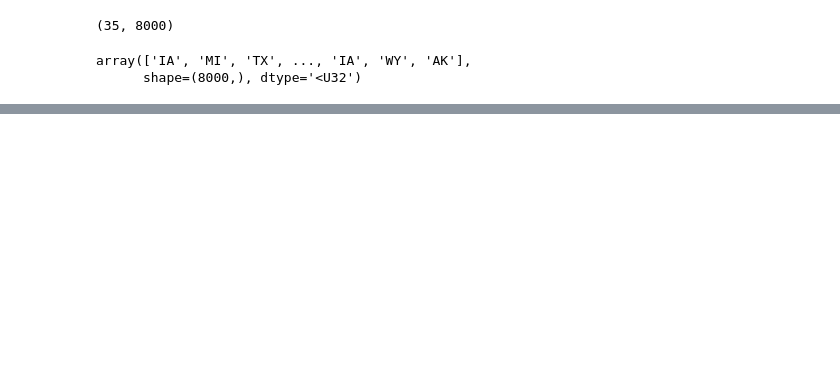
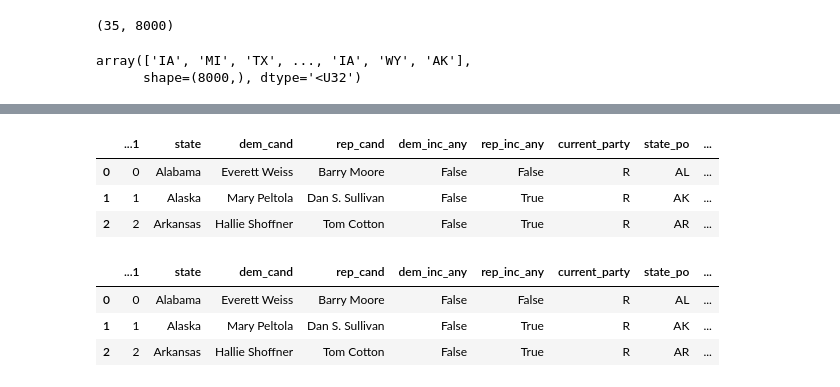
Before and after one commit to Hackquantumcpp/snoutcounter-midterms-2026-model, a Jupyter notebook: prediction/senate/05bS-postprocessing-py.ipynb, the cells around one changed output, grey strips where cells are left out. Cells and saved outputs as stored; diff of their text form; code cells hidden in the pictures; blank space fills up the shorter version.

```diff
--- a/prediction/senate/05bS-postprocessing-py.ipynb
+++ b/prediction/senate/05bS-postprocessing-py.ipynb
@@ -275,0 +302,20 @@ data.head()
+# %%
+data['rep_chance'] = data['chance'].map(lambda x: 100 - x)
+data['rounded_dem_chance'] = data['chance'].map(lambda x: np.round(x, 1))
+data['rounded_rep_chance'] = data['rep_chance'].map(lambda x: np.round(x, 1))
+data['disp_dem_chance'] = data['rounded_dem_chance'].map(lambda x: '>99%' if x > 99 else ('<1%' if x < 1 else str(x) + '%'))
+data['disp_rep_chance'] = data['rounded_rep_chance'].map(lambda x: '>99%' if x > 99 else ('<1%' if x < 1 else str(x) + '%'))
+data.head(3)
+# %% [output]
+|  | ...1 | state | dem_cand | rep_cand | dem_inc_any | rep_inc_any | current_party | state_po | ... |
+| 0 | 0 | Alabama | Everett Weiss | Barry Moore | False | False | R | AL | ... |
+| 1 | 1 | Alaska | Mary Peltola | Dan S. Sullivan | False | True | R | AK | ... |
+| 2 | 2 | Arkansas | Hallie Shoffner | Tom Cotton | False | True | R | AR | ... |
+# %%
+data['swing_24_to_26'] = data['y_pred'].astype(float).map(lambda x: x - (100 - x)) - data['dem_2p_24'].astype(float).map(lambda x: x - (100 - x))
+data.head(3)
+# %% [output]
+|  | ...1 | state | dem_cand | rep_cand | dem_inc_any | rep_inc_any | current_party | state_po | ... |
+| 0 | 0 | Alabama | Everett Weiss | Barry Moore | False | False | R | AL | ... |
+| 1 | 1 | Alaska | Mary Peltola | Dan S. Sullivan | False | True | R | AK | ... |
+| 2 | 2 | Arkansas | Hallie Shoffner | Tom Cotton | False | True | R | AR | ... |
```
Also changed, not shown: parts of 15 cells of this notebook, 13 other files.
